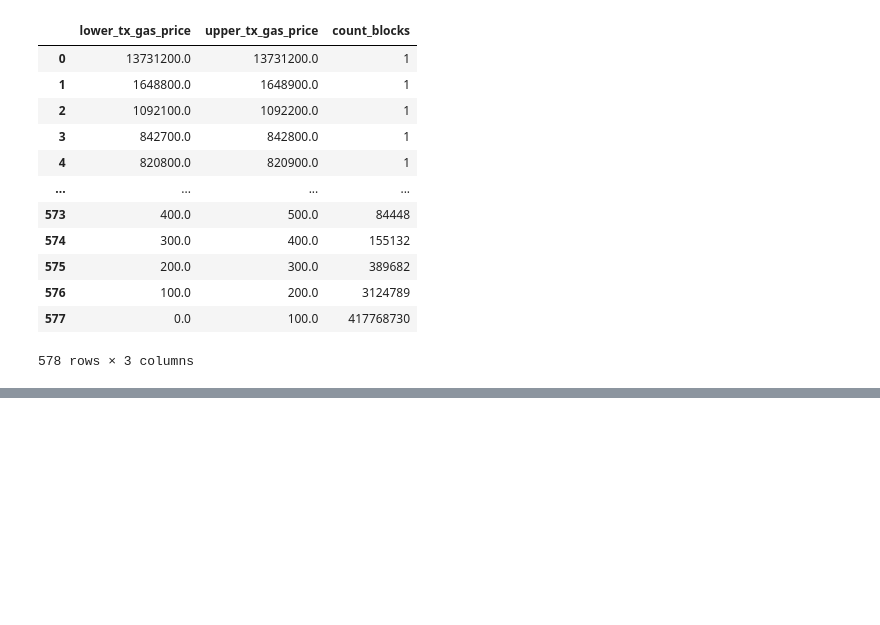
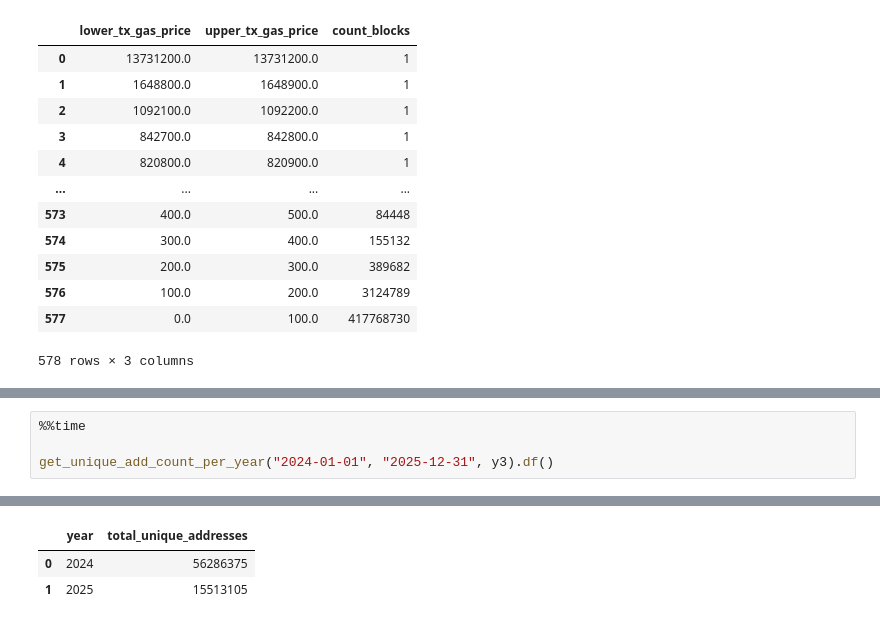
Before and after one commit to vnegi10/ETH_blockchain_data_analysis, a Jupyter notebook: DuckDB_query.ipynb, the cells around one changed output, grey strips where cells are left out. Saved outputs shown, nothing was run; the diff lists cells and outputs as text; blank space fills up the shorter version.

```diff
--- a/DuckDB_query.ipynb
+++ b/DuckDB_query.ipynb
@@ -676,0 +859,5 @@ Wall time: 2.44 s
+# %%
+%%time
+
+get_unique_add_count_per_year("2024-01-01", "2025-12-31", y3).df()
+# %% [output]
@@ -676,0 +866,3 @@ Wall time: 2.44 s
+|  | year | total_unique_addresses |
+| 0 | 2024 | 56286375 |
+| 1 | 2025 | 15513105 |
```
Also changed, not shown: parts of 11 cells of this notebook.
